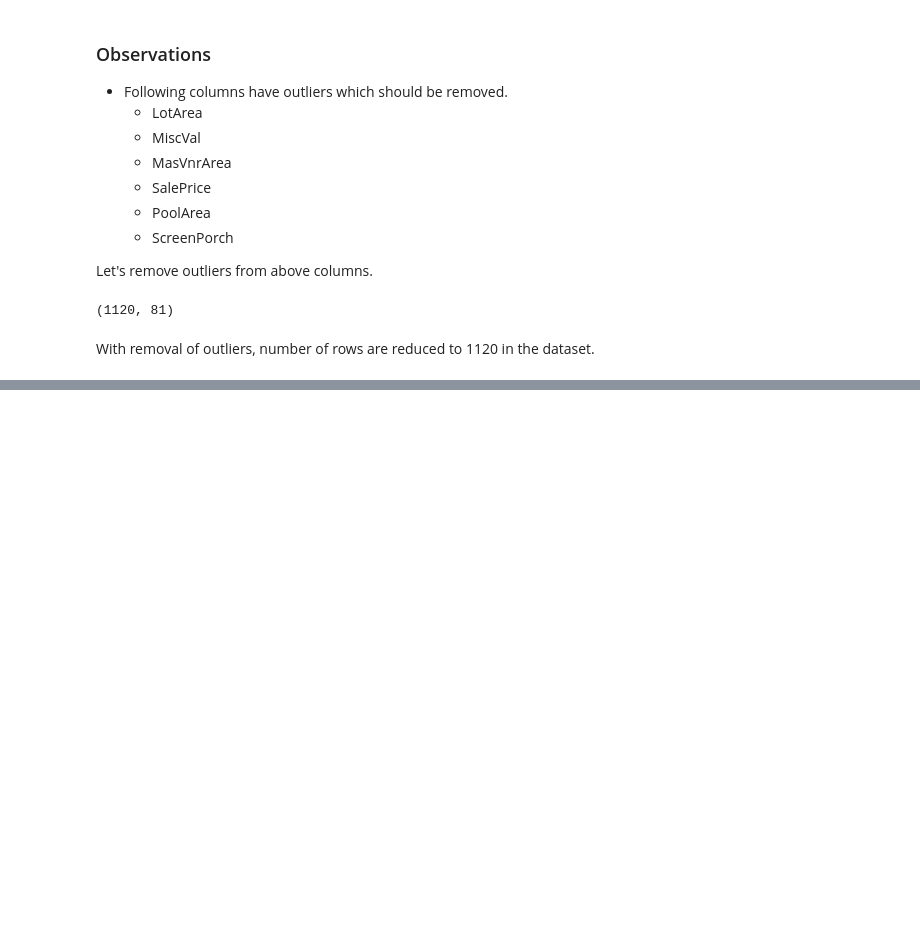
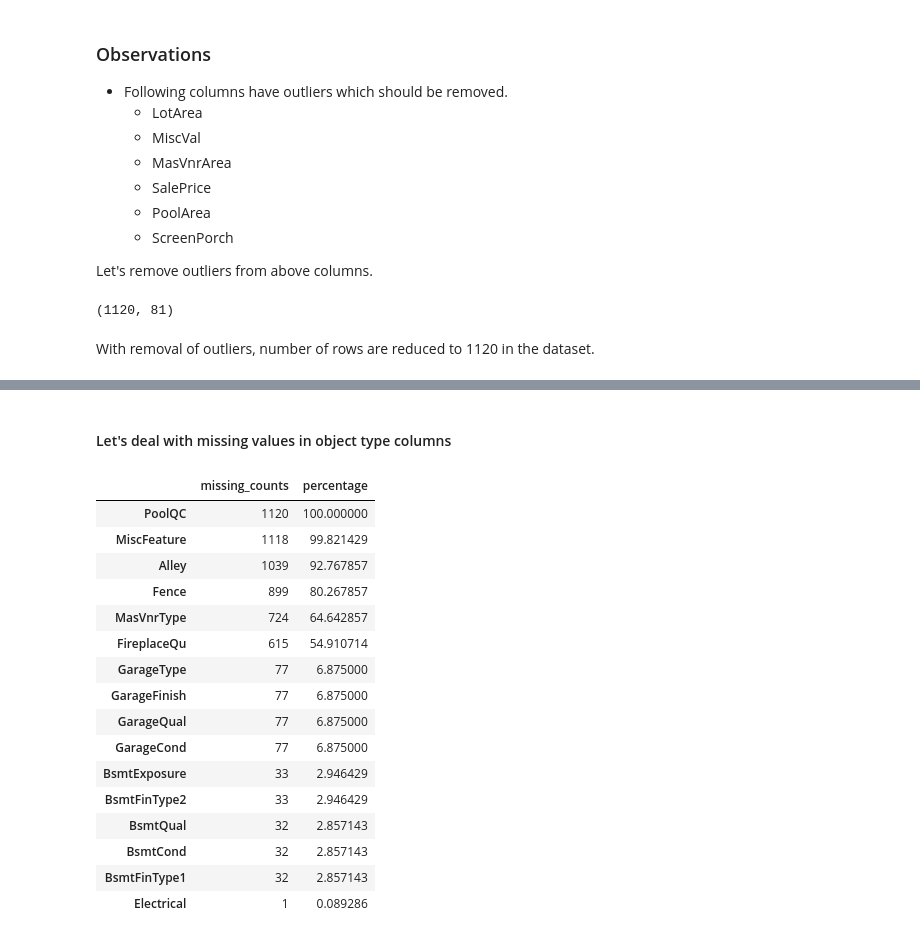
Before and after one commit to ranpariyachetan/advancedregression-assignment, a Jupyter notebook: House_Price_Assignment.ipynb, the cells around one changed output, grey strips where cells are left out. Cells and saved outputs as stored; diff of their text form; code cells hidden in the pictures; blank space fills up the shorter version.

```diff
--- a/House_Price_Assignment.ipynb
+++ b/House_Price_Assignment.ipynb
@@ -304,0 +324,33 @@ With removal of outliers, number of rows are reduced to 1120 in the dataset.
+# %% [markdown]
+#### Let's deal with missing values in object type columns
+# %%
+# Lets check missing values.
+
+# Creating separate datafarme with column names and number of missing values in them.
+missing_object_data = pd.DataFrame(object_data.isnull().sum()).loc[object_data.isnull().any()]
+missing_object_data.rename(columns={0: 'missing_counts'}, inplace=True)
+
+# Adding a new column for percentage ratio of missing values in each column.
+missing_object_data['percentage'] = missing_object_data['missing_counts'] / len(object_data) * 100
+
+# Sorting descending order of missing value ratio.
+missing_object_data.sort_values(by='percentage', ascending=False, inplace=True)
+missing_object_data
+# %% [output]
+|  | missing_counts | percentage |
+| PoolQC | 1120 | 100.000000 |
+| MiscFeature | 1118 | 99.821429 |
+| Alley | 1039 | 92.767857 |
+| Fence | 899 | 80.267857 |
+| MasVnrType | 724 | 64.642857 |
+| FireplaceQu | 615 | 54.910714 |
+| GarageType | 77 | 6.875000 |
+| GarageFinish | 77 | 6.875000 |
+| GarageQual | 77 | 6.875000 |
+| GarageCond | 77 | 6.875000 |
+| BsmtExposure | 33 | 2.946429 |
+| BsmtFinType2 | 33 | 2.946429 |
+| BsmtQual | 32 | 2.857143 |
+| BsmtCond | 32 | 2.857143 |
+| BsmtFinType1 | 32 | 2.857143 |
+| Electrical | 1 | 0.089286 |
```
Also changed, not shown: parts of 8 cells of this notebook.
